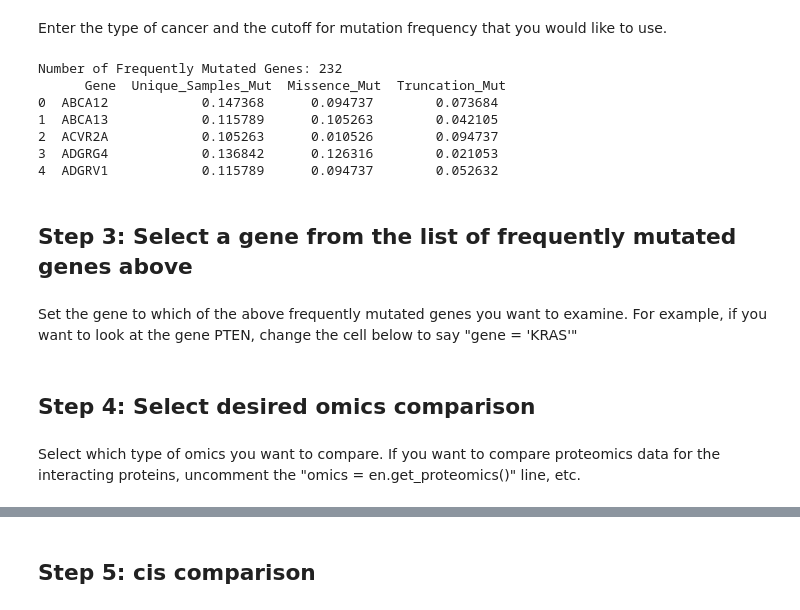
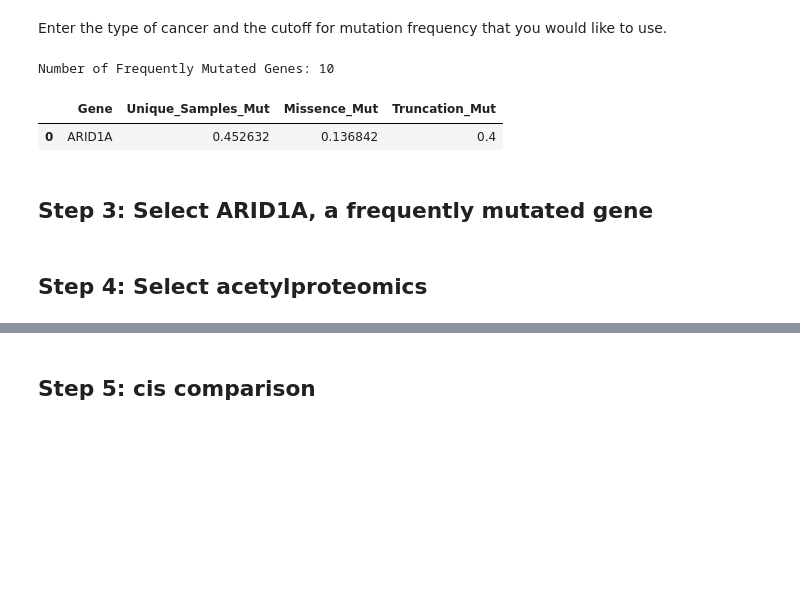
Before and after one commit to PayneLab/WhenMutationsMatter, a Jupyter notebook: Protein Notebooks/ARID1A/ARID1A_cis_acetylproteomics.ipynb, the cells around one changed output, grey strips where cells are left out. Cells and saved outputs as stored; diff of their text form; code cells hidden in the pictures; blank space fills up the shorter version.

```diff
--- a/Protein Notebooks/ARID1A/ARID1A_cis_acetylproteomics.ipynb
+++ b/Protein Notebooks/ARID1A/ARID1A_cis_acetylproteomics.ipynb
@@ -22,25 +23,18 @@ import cptac.algorithms as al
 Enter the type of cancer and the cutoff for mutation frequency that you would like to use.
 # %%
 en_object = cptac.Endometrial()
-desired_cutoff = .1
+desired_cutoff = .2
 
-endometrial_freq_mut = al.get_frequently_mutated(en_object, cutoff=desired_cutoff)
-print('\n\nNumber of Frequently Mutated Genes:', len(endometrial_freq_mut), '\n', endometrial_freq_mut.head())
+endometrial_freq_mut = al.get_frequently_mutated(en_object, cutoff = desired_cutoff)
+print('\n\nNumber of Frequently Mutated Genes:', len(endometrial_freq_mut), '\n')
+endometrial_freq_mut.loc[endometrial_freq_mut['Gene'] == 'ARID1A']
 # %% [output]
-Number of Frequently Mutated Genes: 232
-      Gene  Unique_Samples_Mut  Missence_Mut  Truncation_Mut
-0  ABCA12            0.147368      0.094737        0.073684
-1  ABCA13            0.115789      0.105263        0.042105
-2  ACVR2A            0.105263      0.010526        0.094737
-3  ADGRG4            0.136842      0.126316        0.021053
-4  ADGRV1            0.115789      0.094737        0.052632
+Number of Frequently Mutated Genes: 10
+|  | Gene | Unique_Samples_Mut | Missence_Mut | Truncation_Mut |
+| 0 | ARID1A | 0.452632 | 0.136842 | 0.4 |
 # %% [markdown]
-## Step 3: Select a gene from the list of frequently mutated genes above
+## Step 3: Select ARID1A, a frequently mutated gene
-# %% [markdown]
-Set the gene to which of the above frequently mutated genes you want to examine. For example, if you want to look at the gene PTEN, change the cell below to say "gene = 'KRAS'"
 # %%
 gene = 'ARID1A'
 # %% [markdown]
-## Step 4: Select desired omics comparison
+## Step 4: Select acetylproteomics
-# %% [markdown]
-Select which type of omics you want to compare. If you want to compare proteomics data for the interacting proteins, uncomment the "omics = en.get_proteomics()" line, etc.
```
Also changed, not shown: parts of 36 cells of this notebook, 6 other files.
